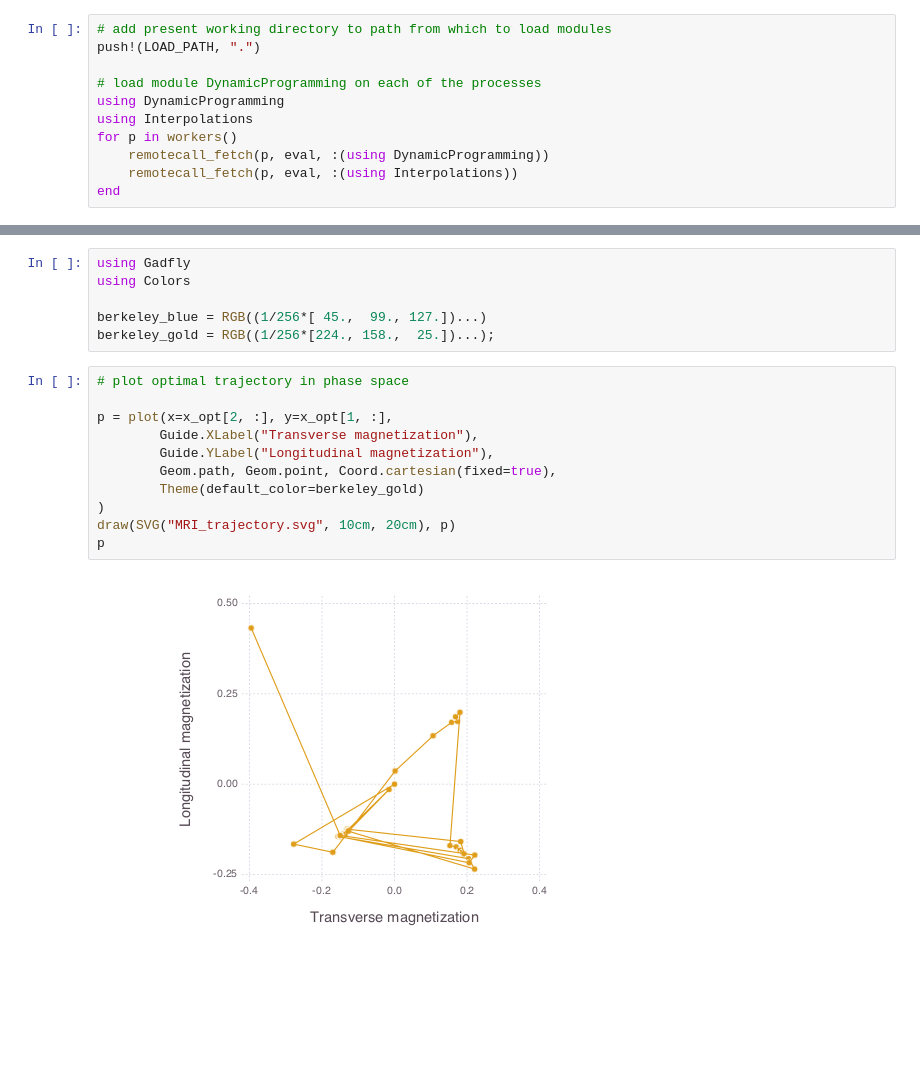
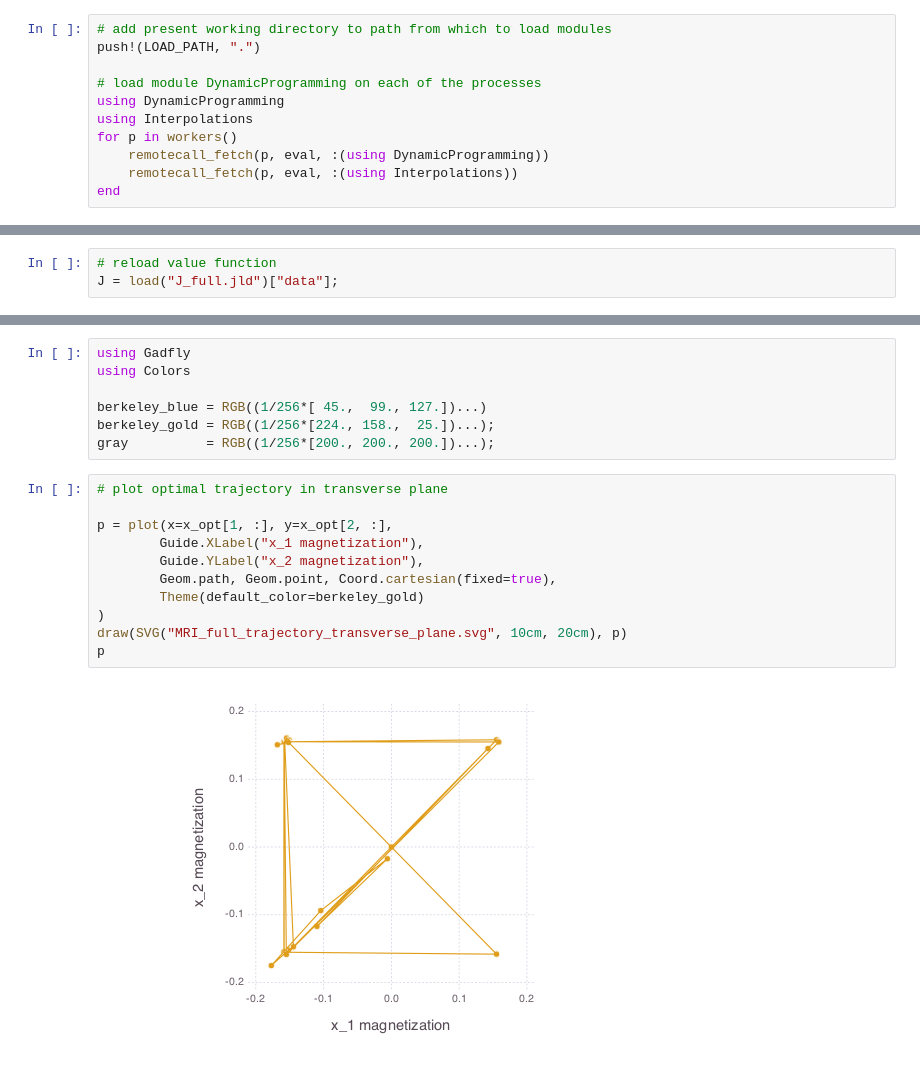
Before and after one commit to maidens/ACC-2017, a Jupyter notebook: src/DP_MR_fingerprinting_in_3_dimensions.ipynb, the cells around one changed output, grey strips where cells are left out. Saved outputs shown, nothing was run; the diff lists cells and outputs as text; blank space fills up the shorter version.

Commit message:
Include code and data for MR fingerprinting in full (unreduced) coordinates

```diff
--- a/src/DP_MR_fingerprinting_in_3_dimensions.ipynb
+++ b/src/DP_MR_fingerprinting_in_3_dimensions.ipynb
@@ -121 +124,4 @@ Step k = 1
+# %%
+# reload value function
+J = load("J_full.jld")["data"];
 # %%
@@ -128,17 +145,18 @@ using Colors
 
 berkeley_blue = RGB((1/256*[ 45.,  99., 127.])...)
 berkeley_gold = RGB((1/256*[224., 158.,  25.])...);
+gray          = RGB((1/256*[200., 200., 200.])...);
 # %%
-# plot optimal trajectory in phase space
+# plot optimal trajectory in transverse plane
 
-p = plot(x=x_opt[2, :], y=x_opt[1, :],
-        Guide.XLabel("Transverse magnetization"),
-        Guide.YLabel("Longitudinal magnetization"),
+p = plot(x=x_opt[1, :], y=x_opt[2, :],
+        Guide.XLabel("x_1 magnetization"),
+        Guide.YLabel("x_2 magnetization"),
         Geom.path, Geom.point, Coord.cartesian(fixed=true),
         Theme(default_color=berkeley_gold)
 )
-draw(SVG("MRI_trajectory.svg", 10cm, 20cm), p)
+draw(SVG("MRI_full_trajectory_transverse_plane.svg", 10cm, 20cm), p)
 p
 # %% [output]
-[figure, old version]
+[figure, new version]
 # %%
```
Also changed, not shown: parts of 11 cells of this notebook, 1 other file.
